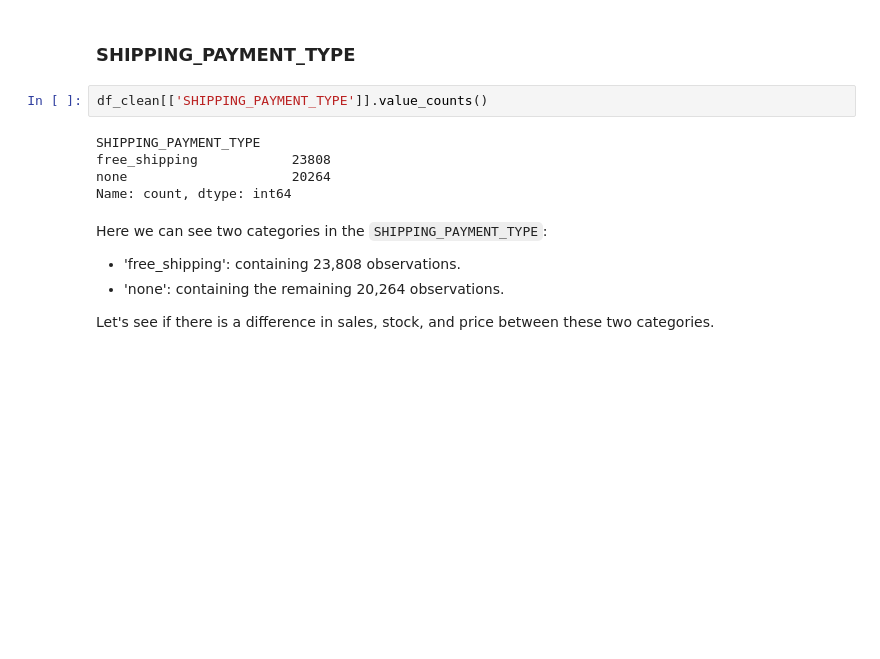
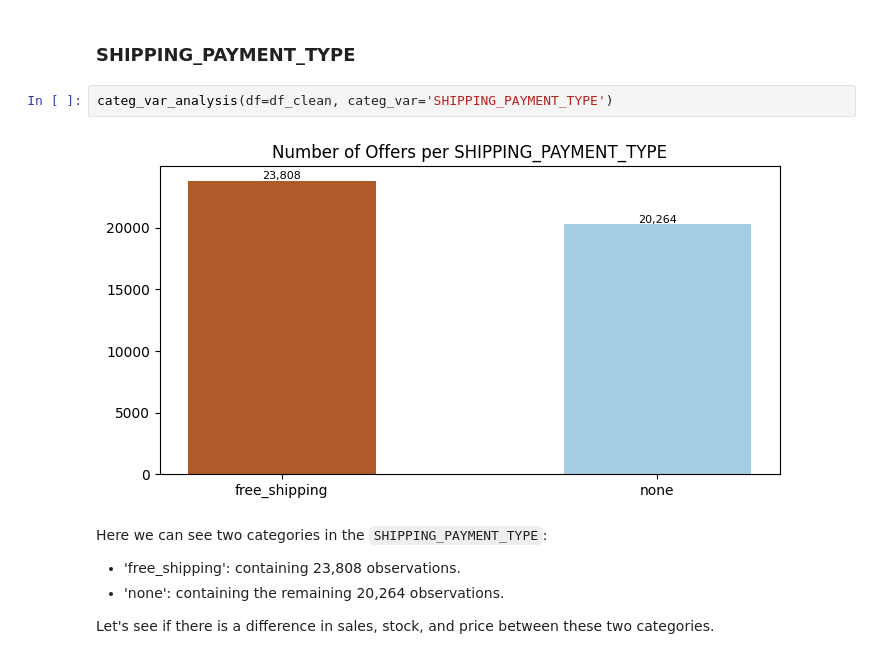
Before and after one commit to rafands/Meli_Tech_Challenge, a Jupyter notebook: EDA_ofertas_relampago.ipynb, the cells around one changed output. Saved outputs shown, nothing was run; the diff lists cells and outputs as text; blank space fills up the shorter version.

```diff
--- a/EDA_ofertas_relampago.ipynb
+++ b/EDA_ofertas_relampago.ipynb
@@ -1360,13 +1537,10 @@ With that being said, there is considerable difference between observations with
 - `sold_quantity_fixed` and `unit_price`: There is a slight difference but nothing too significant.
 # %% [markdown]
 ### SHIPPING_PAYMENT_TYPE
-# %%
-df_clean[['SHIPPING_PAYMENT_TYPE']].value_counts()
-# %% [output]
-SHIPPING_PAYMENT_TYPE
-free_shipping            23808
-none                     20264
-Name: count, dtype: int64
+# %%
+categ_var_analysis(df=df_clean, categ_var='SHIPPING_PAYMENT_TYPE')
+# %% [output]
+[figure, added]
 # %% [markdown]
 Here we can see two categories in the `SHIPPING_PAYMENT_TYPE`:
 - 'free_shipping': containing 23,808 observations.
```
Also changed, not shown: parts of 28 cells of this notebook.
